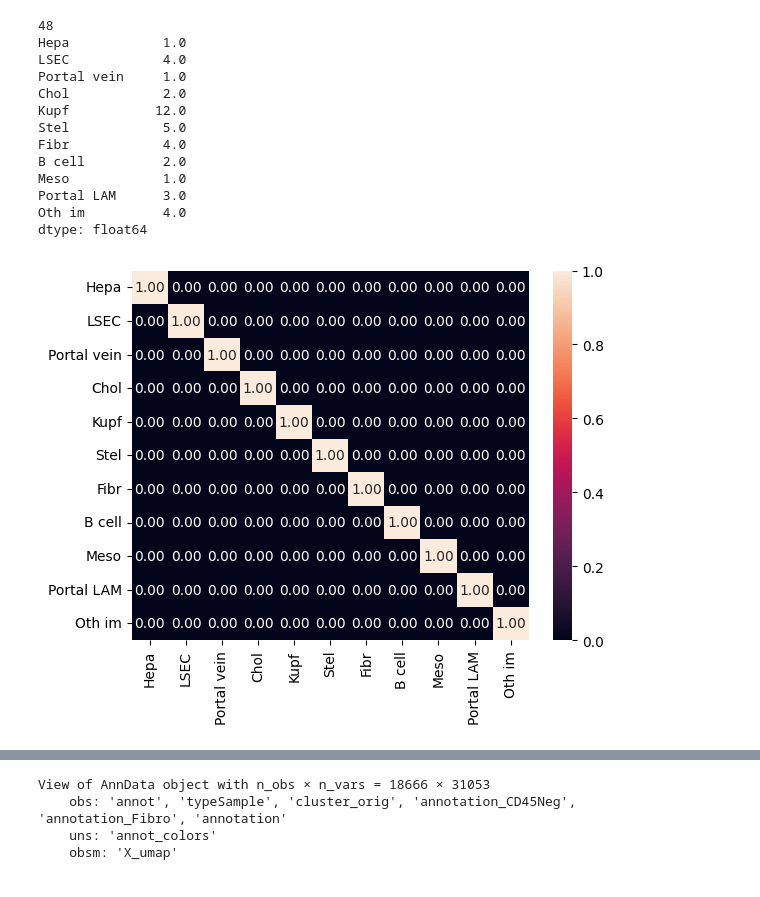
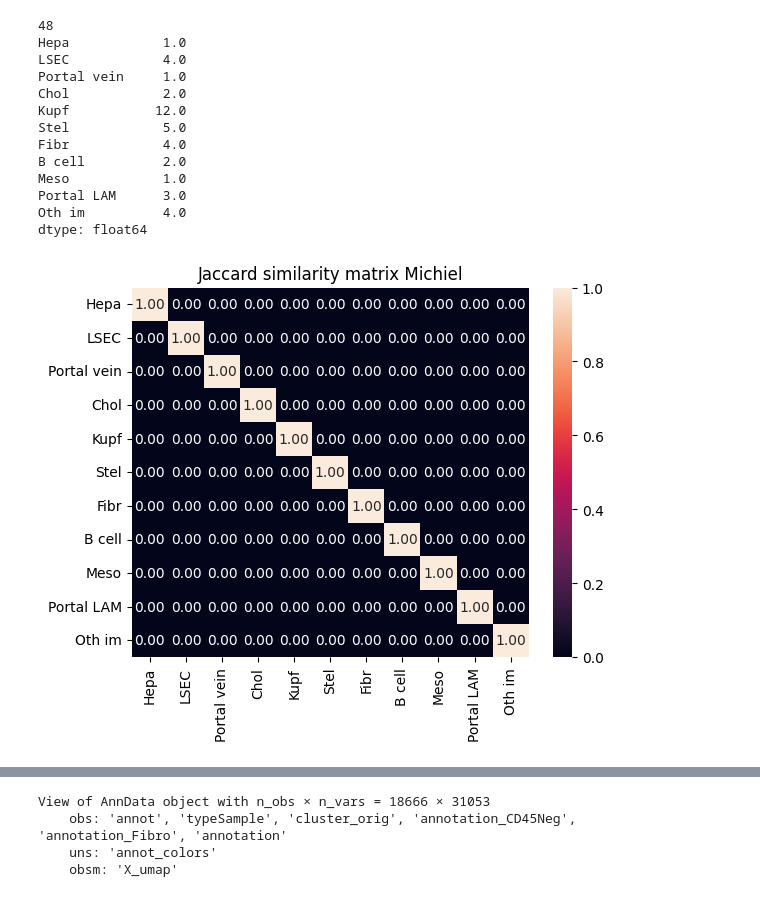
Before and after one commit to WoutVanhenden/Thesis, a Jupyter notebook: markers_annotation.ipynb, the cells around one changed output, grey strips where cells are left out. Saved outputs shown, nothing was run; the diff lists cells and outputs as text; code cells hidden in the pictures.

```diff
--- a/markers_annotation.ipynb
+++ b/markers_annotation.ipynb
@@ -172,35 +170,35 @@ for key in mapping_cell_type_names:
 df_Michiel_subset['Oth im'] = 0
 oth_im_genes = ['Cd9','Itgb7','Spn','Itgax']
 # add empty rows for other immune cells
 for gene in oth_im_genes:
     df_Michiel_subset.loc[len(df_Michiel_subset)] = 0
     df_Michiel_subset = df_Michiel_subset.rename(index={len(df_Michiel_subset)-1: gene})
 df_Michiel_subset.loc[oth_im_genes,'Oth im'] = 1
 cell_types = list(mapping_cell_type_names.keys())
 cell_types.append('Oth im')
 df_Michiel_subset = df_Michiel_subset[cell_types]
 # drop column 'Central vein' because no markers are present
 df_Michiel_subset = df_Michiel_subset.drop(columns=['Central vein'])
 df_Michiel_subset.to_csv("/home/wout/Documents/Thesis_lokaal/Mouse_Liver_Resolve_Data/Michiel.csv")
-Jaccard_similarity_matrix("/home/wout/Documents/Thesis_lokaal/Mouse_Liver_Resolve_Data/Michiel.csv")
+nr_markers_Michiel = Jaccard_similarity_matrix("/home/wout/Documents/Thesis_lokaal/Mouse_Liver_Resolve_Data/Michiel.csv",'Michiel')
 # drop column 'Meso' for A12 because the only marker 'Grip1' is missing in A12
 df_Michiel_subsetA12 = df_Michiel_subset.drop(columns=['Meso'])
 df_Michiel_subsetA12.to_csv("/home/wout/Documents/Thesis_lokaal/Mouse_Liver_Resolve_Data/MichielA12.csv")
 # %% [output]
 48
 Hepa            1.0
 LSEC            4.0
 Portal vein     1.0
 Chol            2.0
 Kupf           12.0
 Stel            5.0
 Fibr            4.0
 B cell          2.0
 Meso            1.0
 Portal LAM      3.0
 Oth im          4.0
 dtype: float64
-[figure, old version]
+[figure, new version]
 # %%
 def add_DEGs_to_dict(dictionary, cell_type, sheet_name, path_mg):
     markers = pd.read_excel(path_mg, sheet_name=sheet_name, index_col=0)
```
Also changed, not shown: parts of 6 cells of this notebook, 2 other files.
